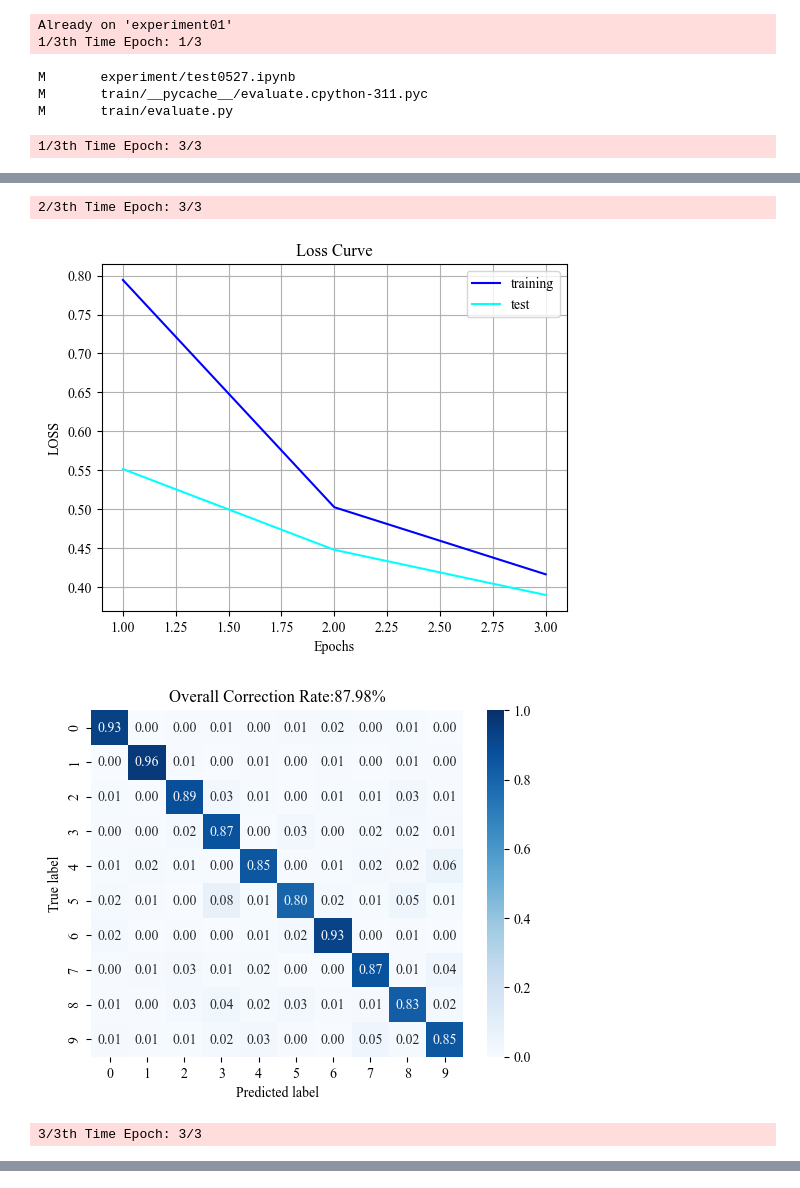
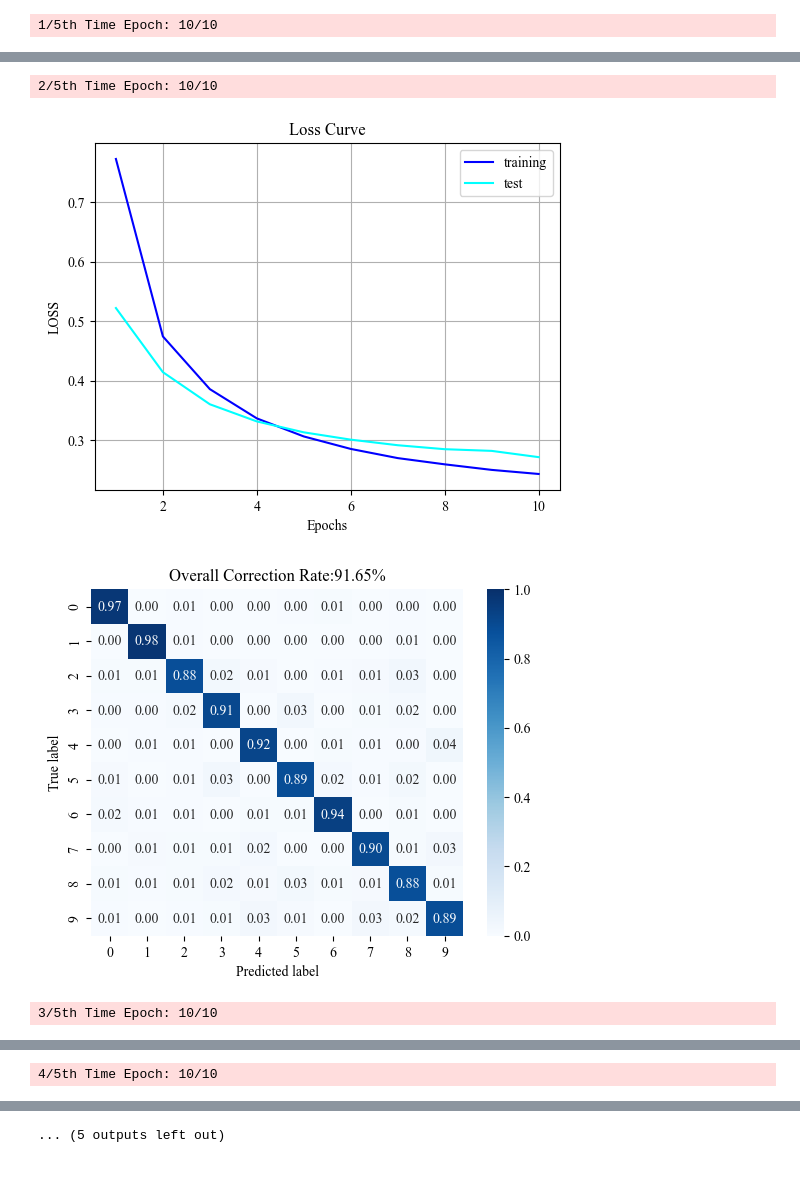
Before and after one commit to Ryuichi-K-create/PhotonicEncoder_public, a Jupyter notebook: experiment/test0527.ipynb, the cells around one changed output, grey strips where cells are left out. Cells and saved outputs as stored; diff of their text form; code cells hidden in the pictures.

```diff
--- a/experiment/test0527.ipynb
+++ b/experiment/test0527.ipynb
@@ -23,6 +21,9 @@ The autoreload extension is already loaded. To reload it, use:
 # %%
-branch_name = 'experiment01'
-subprocess.run(["git", "checkout", branch_name],check=True)
+Auto_Experiment_Mode = False
+
+if Auto_Experiment_Mode:
+    branch_name = 'main'
+    subprocess.run(["git", "checkout", branch_name],check=True)
 %autoreload 2
 #data---------------------------------------------
 dataset = 'mnist'
@@ -39,8 +40,8 @@ loss_func = 'cross_entropy'
 optimizer = 'adam'
 lr = 0.001
 #param--------------------------------------------
-num_try = 3
-max_epochs = 3
+num_try = 5
+max_epochs = 10
 leverage = 8
 kernel_size =4
 #save---------------------------------------------
@@ -66,10 +67,8 @@ for num_times in range(num_try):
 plot_errorbar_losscurve(All_loss_test)
 create_table(All_test_acc,All_last_loss,All_pro_time)
 save_csv(folder,ex_name,All_loss_test)
+
+if Auto_Experiment_Mode:
+    auto_git_push(branch_name=branch_name)
 # %% [output]
-Already on 'experiment01'
-1/3th Time Epoch: 1/3
+1/5th Time Epoch: 10/10
-M       experiment/test0527.ipynb
-M       train/__pycache__/evaluate.cpython-311.pyc
-M       train/evaluate.py
-1/3th Time Epoch: 3/3
@@ -78,4 +77,4 @@ M       train/evaluate.py
-2/3th Time Epoch: 3/3
+2/5th Time Epoch: 10/10
-[figure, old version]
+[figure, new version]
-[figure, old version]
+[figure, new version]
-3/3th Time Epoch: 3/3
+3/5th Time Epoch: 10/10
@@ -83,0 +83 @@ M       train/evaluate.py
+4/5th Time Epoch: 10/10
@@ -90,0 +86 @@ Saved at: /Users/konishi/Library/CloudStorage/OneDrive-個人用(2)/Codes/Photon
+... (5 outputs left out)
```
Also changed, not shown: parts of 4 cells of this notebook, 7 other files.
